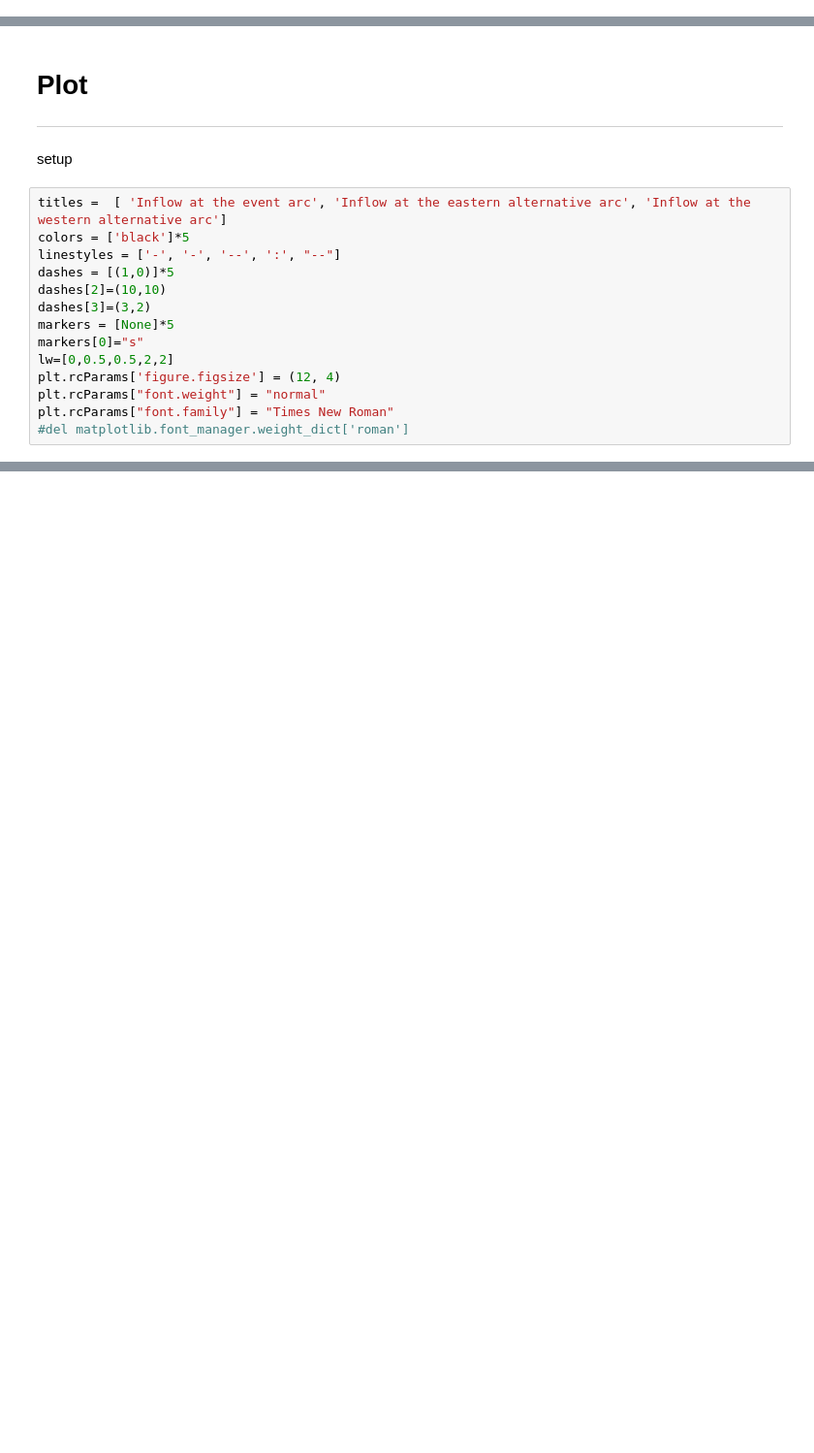
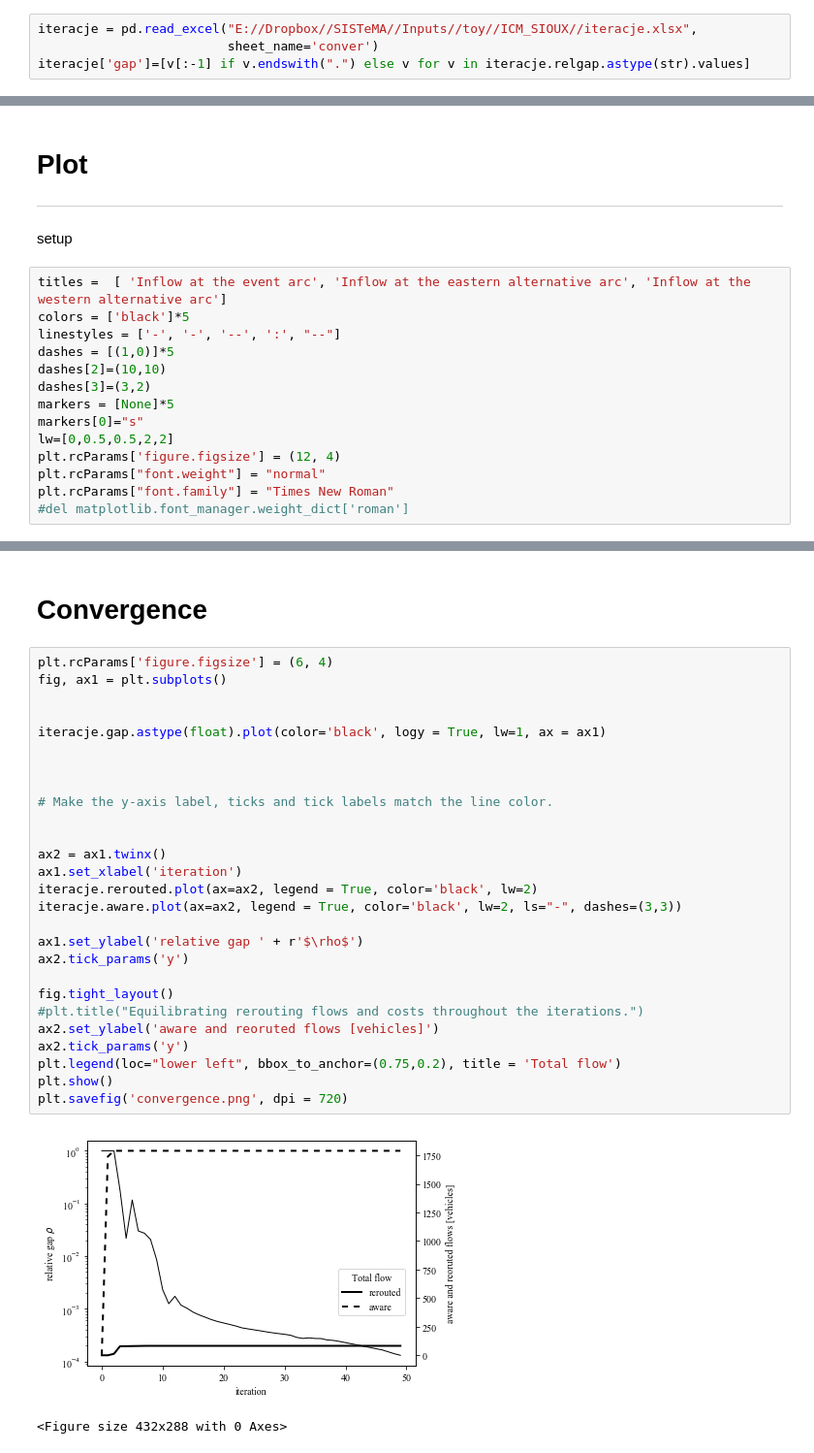
Before and after one commit to RafalKucharskiPK/DataScience_for_TransportationResearch, a Jupyter notebook: wykresy.ipynb, the cells around one changed output, grey strips where cells are left out. Shown at 97% size. Drawn from its saved outputs; the diff is of its cells as text; blank space fills up the shorter version.

```diff
--- a/wykresy.ipynb
+++ b/wykresy.ipynb
@@ -52,0 +55,4 @@ a2.columns = experiment_names
+# %%
+iteracje = pd.read_excel("E://Dropbox//SISTeMA//Inputs//toy//ICM_SIOUX//iteracje.xlsx",
+                         sheet_name='conver')
+iteracje['gap']=[v[:-1] if v.endswith(".") else v for v in iteracje.relgap.astype(str).values]
@@ -114,0 +131,32 @@ p(a2, "Vehicle inflows into western alternative arc in respective scenarios", yl
+# %% [markdown]
+# Convergence
+# %%
+plt.rcParams['figure.figsize'] = (6, 4)
+fig, ax1 = plt.subplots()
+
+
+iteracje.gap.astype(float).plot(color='black', logy = True, lw=1, ax = ax1)
+
+
+
+# Make the y-axis label, ticks and tick labels match the line color.
+
+
+ax2 = ax1.twinx()
+ax1.set_xlabel('iteration')
+iteracje.rerouted.plot(ax=ax2, legend = True, color='black', lw=2)
+iteracje.aware.plot(ax=ax2, legend = True, color='black', lw=2, ls="-", dashes=(3,3))
+
+ax1.set_ylabel('relative gap ' + r'$\rho$')
+ax2.tick_params('y')
+
+fig.tight_layout()
+#plt.title("Equilibrating rerouting flows and costs throughout the iterations.")
+ax2.set_ylabel('aware and reoruted flows [vehicles]')
+ax2.tick_params('y')
+plt.legend(loc="lower left", bbox_to_anchor=(0.75,0.2), title = 'Total flow')
+plt.show()
+plt.savefig('convergence.png', dpi = 720)
+# %% [output]
+[figure, added]
+<Figure size 432x288 with 0 Axes>
```
Also changed, not shown: parts of 9 cells of this notebook.
